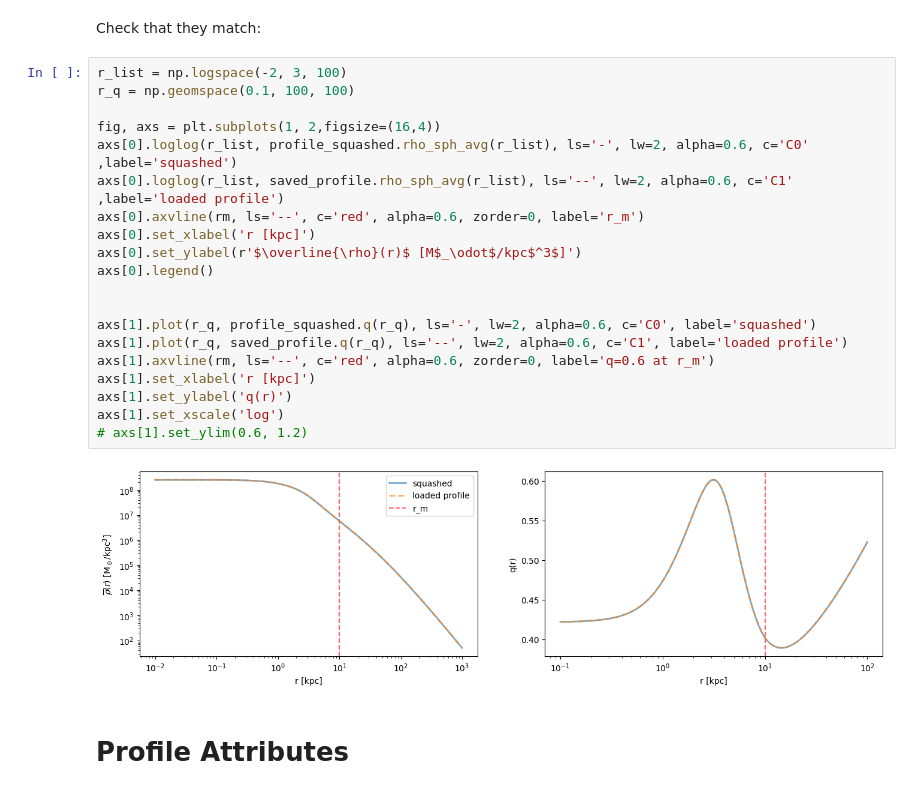
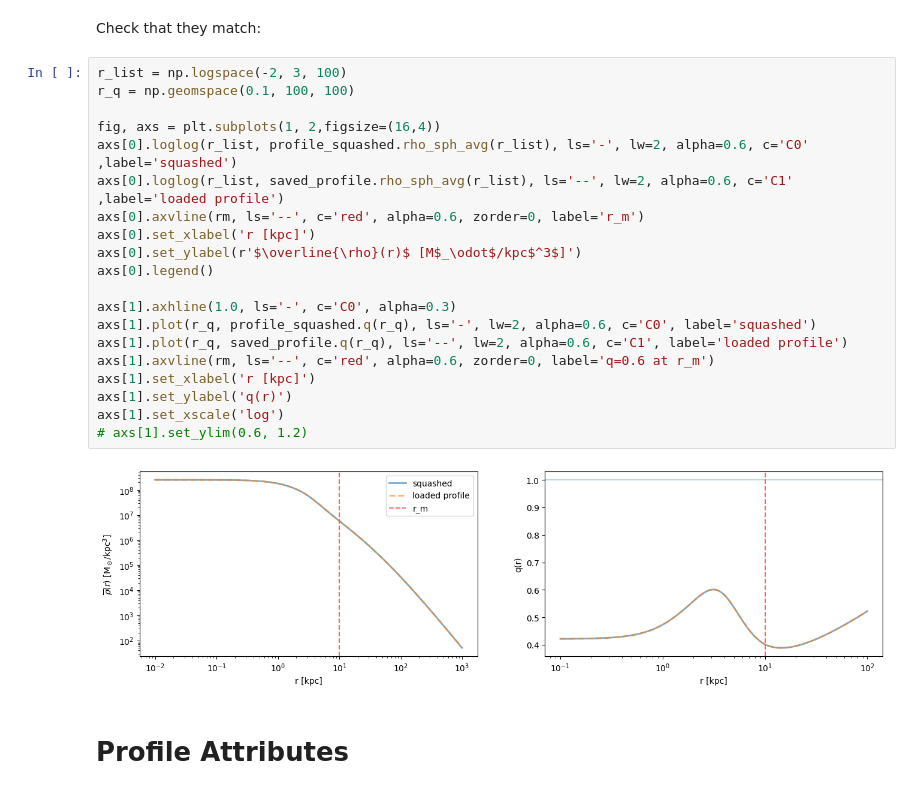
Before and after one commit to dark-physics/jeans, a Jupyter notebook: examples/profiles.ipynb, the cells around one changed output. Drawn from its saved outputs; the diff is of its cells as text.

```diff
--- a/examples/profiles.ipynb
+++ b/examples/profiles.ipynb
@@ -158,25 +158,25 @@ Check that they match:
 # %%
 r_list = np.logspace(-2, 3, 100)
 r_q = np.geomspace(0.1, 100, 100)
 
 fig, axs = plt.subplots(1, 2,figsize=(16,4))
 axs[0].loglog(r_list, profile_squashed.rho_sph_avg(r_list), ls='-', lw=2, alpha=0.6, c='C0' ,label='squashed')
 axs[0].loglog(r_list, saved_profile.rho_sph_avg(r_list), ls='--', lw=2, alpha=0.6, c='C1' ,label='loaded profile')
 axs[0].axvline(rm, ls='--', c='red', alpha=0.6, zorder=0, label='r_m')
 axs[0].set_xlabel('r [kpc]')
 axs[0].set_ylabel(r'$\overline{\rho}(r)$ [M$_\odot$/kpc$^3$]')
 axs[0].legend()
 
-
+axs[1].axhline(1.0, ls='-', c='C0', alpha=0.3)
 axs[1].plot(r_q, profile_squashed.q(r_q), ls='-', lw=2, alpha=0.6, c='C0', label='squashed')
 axs[1].plot(r_q, saved_profile.q(r_q), ls='--', lw=2, alpha=0.6, c='C1', label='loaded profile')
 axs[1].axvline(rm, ls='--', c='red', alpha=0.6, zorder=0, label='q=0.6 at r_m')
 axs[1].set_xlabel('r [kpc]')
 axs[1].set_ylabel('q(r)')
 axs[1].set_xscale('log')
 # axs[1].set_ylim(0.6, 1.2)
 # %% [output]
-[figure, old version]
+[figure, new version]
 # %% [markdown]
 # Profile Attributes
 # %%
```
Also changed, not shown: parts of 3 cells of this notebook, 5 other files.
